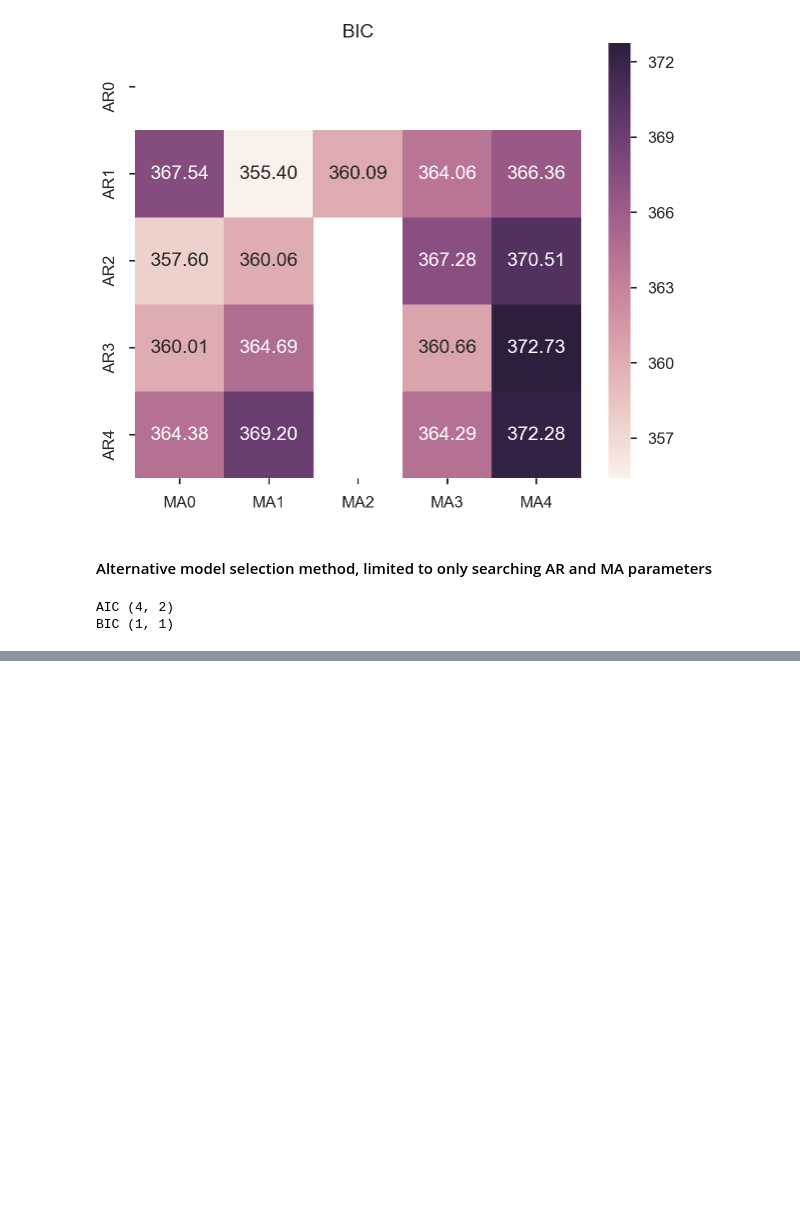
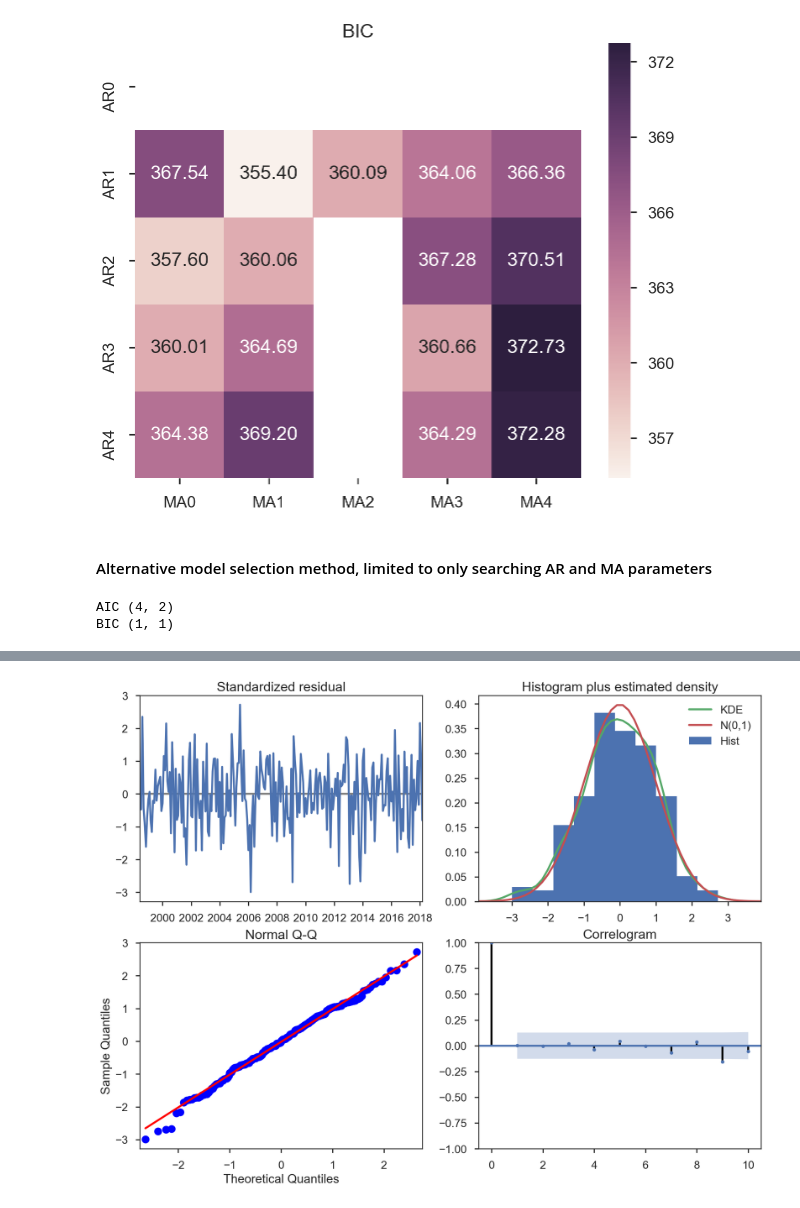
Before and after one commit to OranginaGaoZhao/Time-Series-Forecasting, a Jupyter notebook: Section_3_ARIMA_Models.ipynb, the cells around one changed output, grey strips where cells are left out. Saved outputs shown, nothing was run; the diff lists cells and outputs as text; code cells hidden in the pictures; blank space fills up the shorter version.

```diff
--- a/Section_3_ARIMA_Models.ipynb
+++ b/Section_3_ARIMA_Models.ipynb
@@ -215,0 +428,14 @@ BIC (1, 1)
+# %%
+# Step 2c: Conduct any necessary transformations (such as natural log, difference, difference in natural log, etc )
+# and repeat Step 2b
+
+
+# Step 3: Estimate an non-Seasonal ARIMA model
+# Note: you will have to pick the orders (p,d,q)
+
+# ex3_mod = sm.tsa.statespace.SARIMAX(series2_train, order=(?,?,?))
+ex3_mod = sm.tsa.statespace.SARIMAX(series2_train, order=(3,0,0))
+ex3_arima_fit = ex3_mod.fit()
+print(ex3_arima_fit.summary())
+
+# Discuss your results
@@ -215,0 +460,8 @@ BIC (1, 1)
+# %%
+# Step 4: Conduct model diagnostic check
+
+ex3_arima_fit.plot_diagnostics(figsize=(16, 12));
+
+# Discuss these plots
+# %% [output]
+[figure, added]
```
Also changed, not shown: parts of 16 cells of this notebook.
